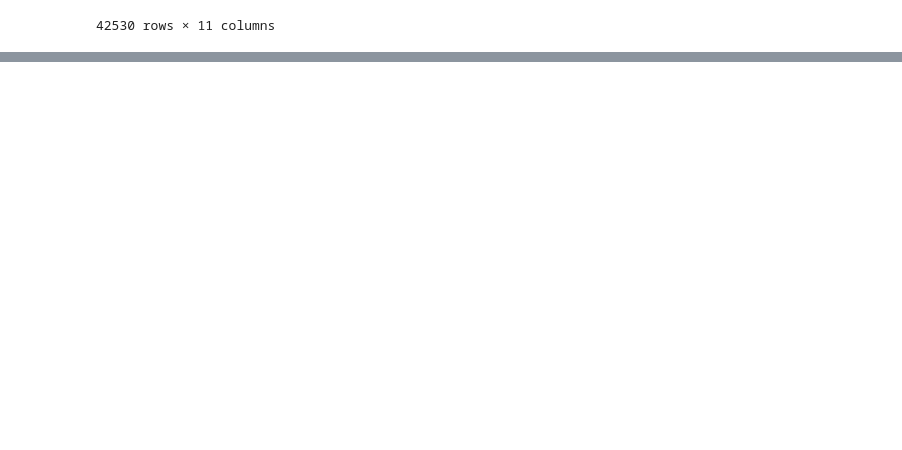
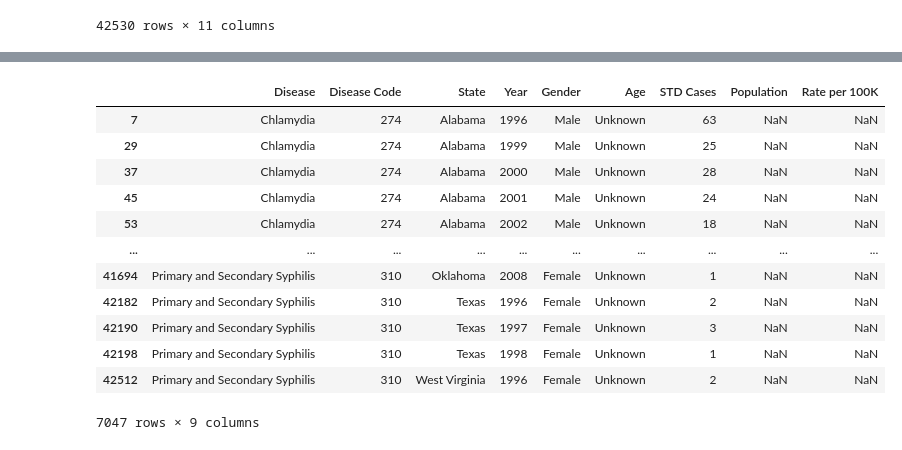
Before and after one commit to mil2tech/STD_project, a Jupyter notebook: workbook.ipynb, the cells around one changed output, grey strips where cells are left out. Cells and saved outputs as stored; diff of their text form; code cells hidden in the pictures; blank space fills up the shorter version.

```diff
--- a/workbook.ipynb
+++ b/workbook.ipynb
@@ -178,4 +173,7 @@ Index(['Disease', 'Disease Code', 'State', 'Year', 'Gender', 'Age',
 df2.drop(columns=['index', 'Age Code'], inplace=True)
 
 # Convert Column data types
-df2['Disease Code'] = df2['Disease Code'].astype('int64')
+df2['Disease Code'] = df2['Disease Code'].astype(np.int64)
+df2['Year'] = df2['Year'].astype('int64')
+df2['STD Cases'] = df2['STD Cases'].astype(np.int64)
+#df2['Population'] = df2['Population'].astype('int64')
@@ -197 +214,18 @@ df2
 42530 rows × 9 columns
+# %%
+#shows remaing observations with nan values
+df2[df2.isna().any(axis=1)]
+# %% [output]
+|  | Disease | Disease Code | State | Year | Gender | Age | STD Cases | Population | Rate per 100K |
+| 7 | Chlamydia | 274 | Alabama | 1996 | Male | Unknown | 63 | NaN | NaN |
+| 29 | Chlamydia | 274 | Alabama | 1999 | Male | Unknown | 25 | NaN | NaN |
+| 37 | Chlamydia | 274 | Alabama | 2000 | Male | Unknown | 28 | NaN | NaN |
+| 45 | Chlamydia | 274 | Alabama | 2001 | Male | Unknown | 24 | NaN | NaN |
+| 53 | Chlamydia | 274 | Alabama | 2002 | Male | Unknown | 18 | NaN | NaN |
+| ... | ... | ... | ... | ... | ... | ... | ... | ... | ... |
+| 41694 | Primary and Secondary Syphilis | 310 | Oklahoma | 2008 | Female | Unknown | 1 | NaN | NaN |
+| 42182 | Primary and Secondary Syphilis | 310 | Texas | 1996 | Female | Unknown | 2 | NaN | NaN |
+| 42190 | Primary and Secondary Syphilis | 310 | Texas | 1997 | Female | Unknown | 3 | NaN | NaN |
+| 42198 | Primary and Secondary Syphilis | 310 | Texas | 1998 | Female | Unknown | 1 | NaN | NaN |
+| 42512 | Primary and Secondary Syphilis | 310 | West Virginia | 1996 | Female | Unknown | 2 | NaN | NaN |
+7047 rows × 9 columns
```
Also changed, not shown: parts of 5 cells of this notebook.
